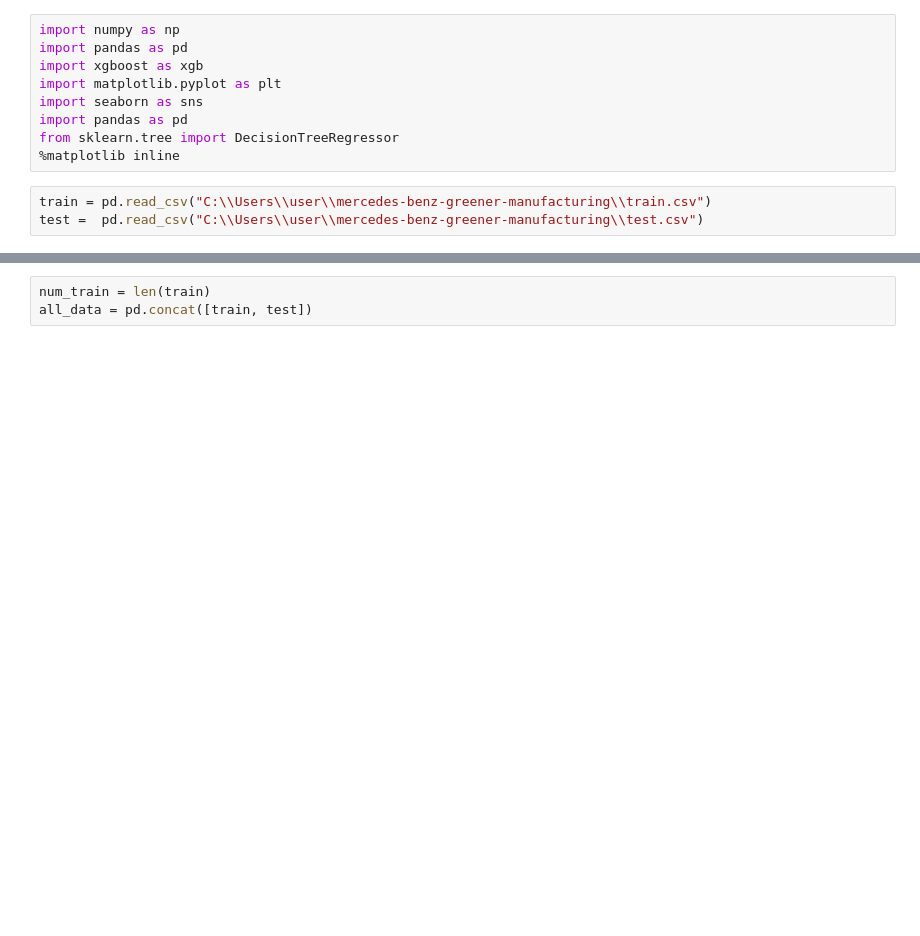
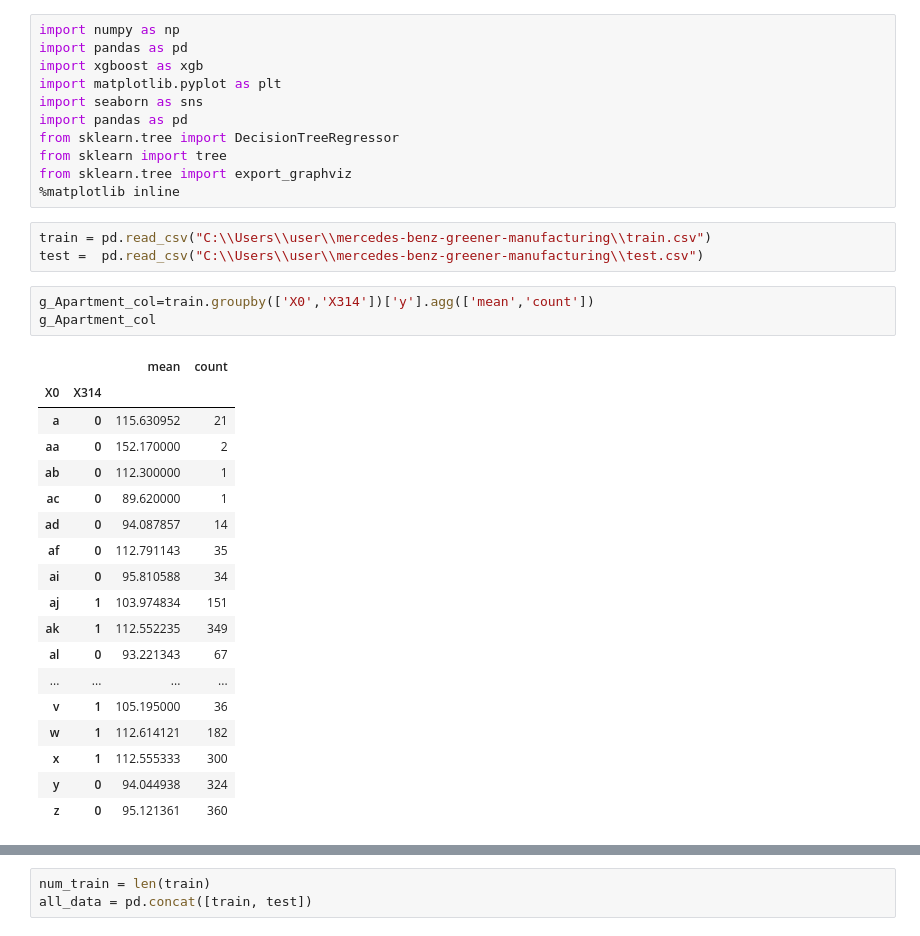
Before and after one commit to bhavesh0009/mercedes-benz-greener-manufacturing, a Jupyter notebook: First Attempt.ipynb, the cells around one changed output, grey strips where cells are left out. Drawn from its saved outputs; the diff is of its cells as text; blank space fills up the shorter version.

```diff
--- a/First Attempt.ipynb
+++ b/First Attempt.ipynb
@@ -6,9 +6,33 @@ import matplotlib.pyplot as plt
 import seaborn as sns
 import pandas as pd
 from sklearn.tree import DecisionTreeRegressor
+from sklearn import tree
+from sklearn.tree import export_graphviz
 %matplotlib inline
 # %%
 train = pd.read_csv("C:\\Users\\user\\mercedes-benz-greener-manufacturing\\train.csv")
 test =  pd.read_csv("C:\\Users\\user\\mercedes-benz-greener-manufacturing\\test.csv")
+# %%
+g_Apartment_col=train.groupby(['X0','X314'])['y'].agg(['mean','count'])
+g_Apartment_col
+# %% [output]
+|  |  | mean | count |
+| X0 | X314 |  |  |
+| a | 0 | 115.630952 | 21 |
+| aa | 0 | 152.170000 | 2 |
+| ab | 0 | 112.300000 | 1 |
+| ac | 0 | 89.620000 | 1 |
+| ad | 0 | 94.087857 | 14 |
+| af | 0 | 112.791143 | 35 |
+| ai | 0 | 95.810588 | 34 |
+| aj | 1 | 103.974834 | 151 |
+| ak | 1 | 112.552235 | 349 |
+| al | 0 | 93.221343 | 67 |
+| ... | ... | ... | ... |
+| v | 1 | 105.195000 | 36 |
+| w | 1 | 112.614121 | 182 |
+| x | 1 | 112.555333 | 300 |
+| y | 0 | 94.044938 | 324 |
+| z | 0 | 95.121361 | 360 |
 # %%
 # store it as Y
```
Also changed, not shown: parts of 21 cells of this notebook, 27 other files.
